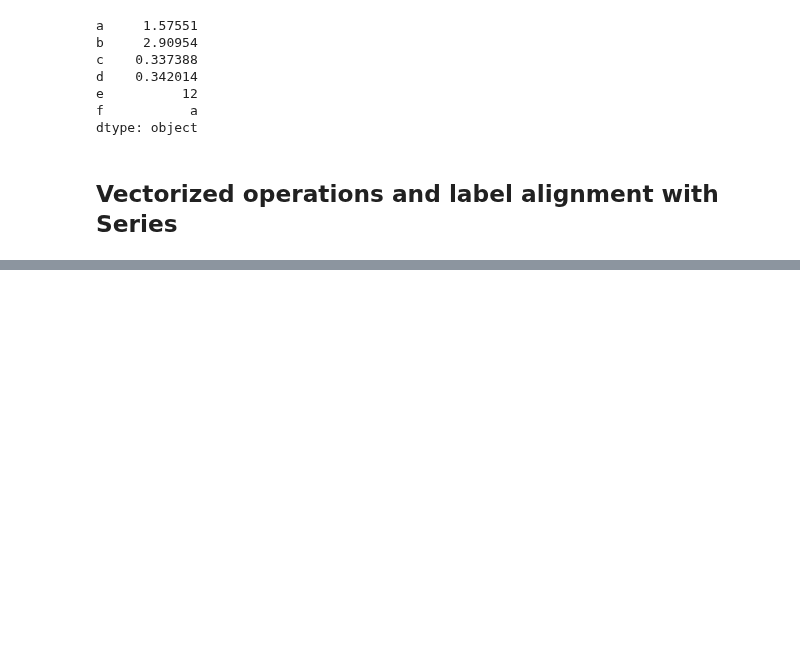
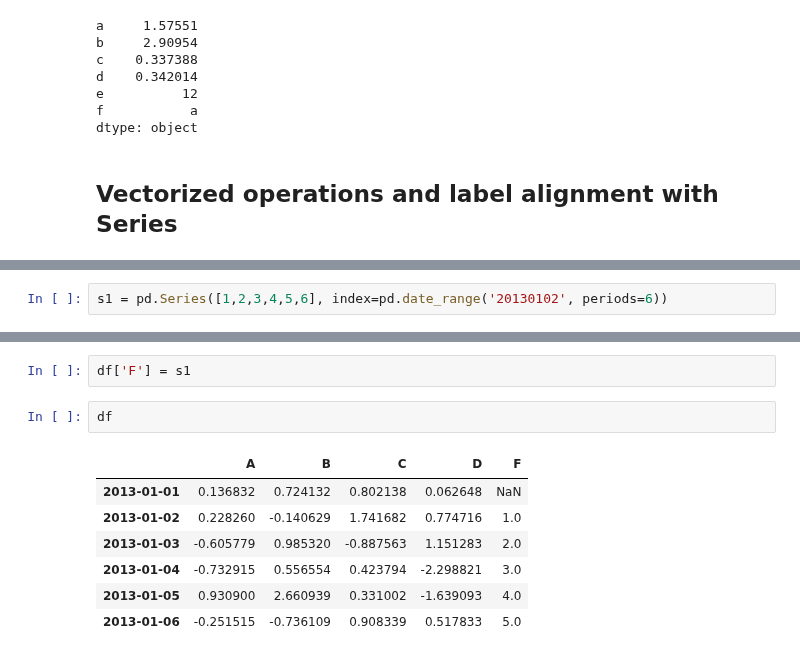
Before and after one commit to d2l-ai/d2l-zh, a Jupyter notebook: pandas_tutorial/10_minutes_to_pandas.ipynb, the cells around one changed output, grey strips where cells are left out. Saved outputs shown, nothing was run; the diff lists cells and outputs as text; blank space fills up the shorter version.

```diff
--- a/pandas_tutorial/10_minutes_to_pandas.ipynb
+++ b/pandas_tutorial/10_minutes_to_pandas.ipynb
@@ -206,0 +734,2 @@ dtype: object
+# %%
+s1 = pd.Series([1,2,3,4,5,6], index=pd.date_range('20130102', periods=6))
@@ -206,0 +756,12 @@ dtype: object
+# %%
+df['F'] = s1
+# %%
+df
+# %% [output]
+|  | A | B | C | D | F |
+| 2013-01-01 | 0.136832 | 0.724132 | 0.802138 | 0.062648 | NaN |
+| 2013-01-02 | 0.228260 | -0.140629 | 1.741682 | 0.774716 | 1.0 |
+| 2013-01-03 | -0.605779 | 0.985320 | -0.887563 | 1.151283 | 2.0 |
+| 2013-01-04 | -0.732915 | 0.556554 | 0.423794 | -2.298821 | 3.0 |
+| 2013-01-05 | 0.930900 | 2.660939 | 0.331002 | -1.639093 | 4.0 |
+| 2013-01-06 | -0.251515 | -0.736109 | 0.908339 | 0.517833 | 5.0 |
```
Also changed, not shown: parts of 80 cells of this notebook.
